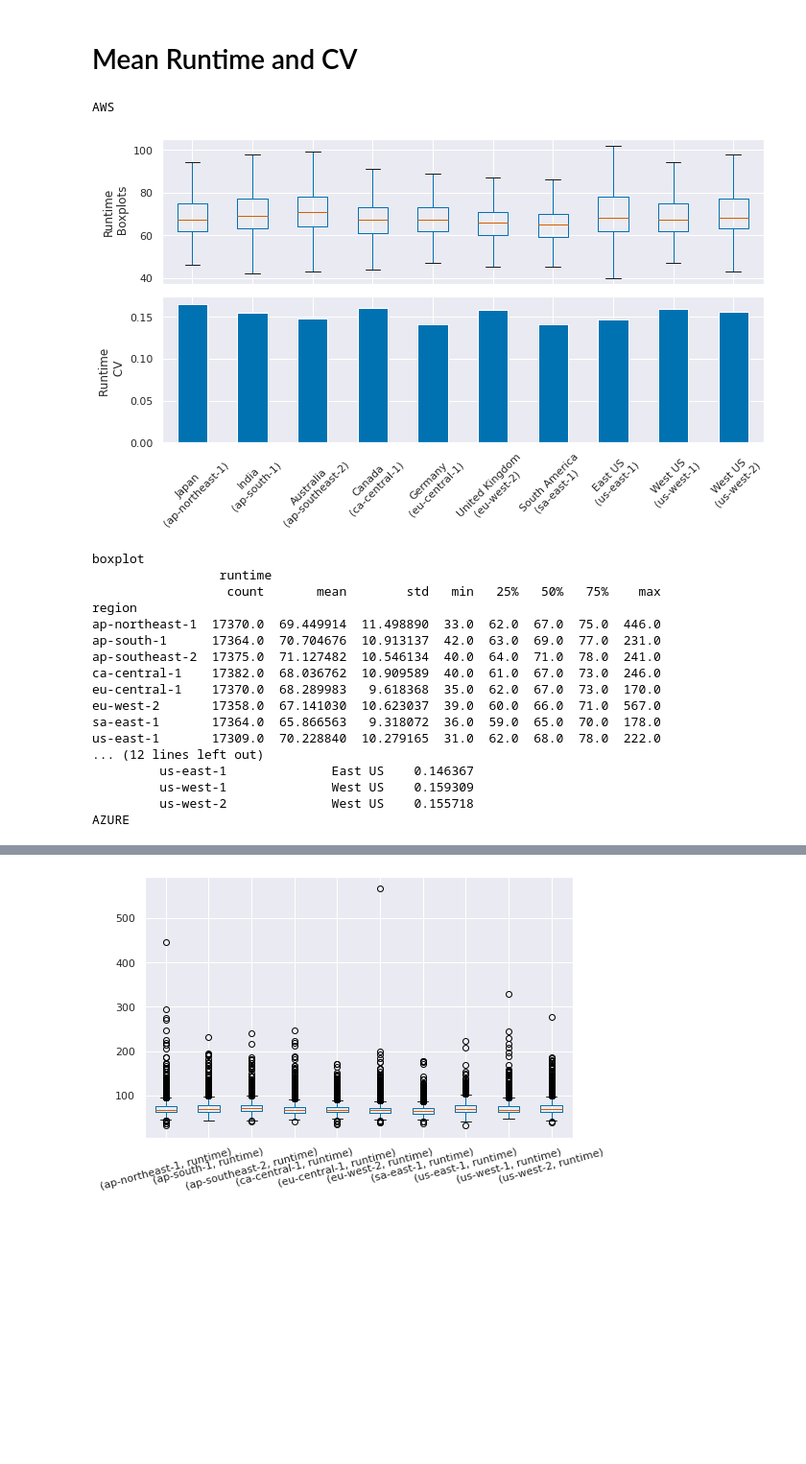
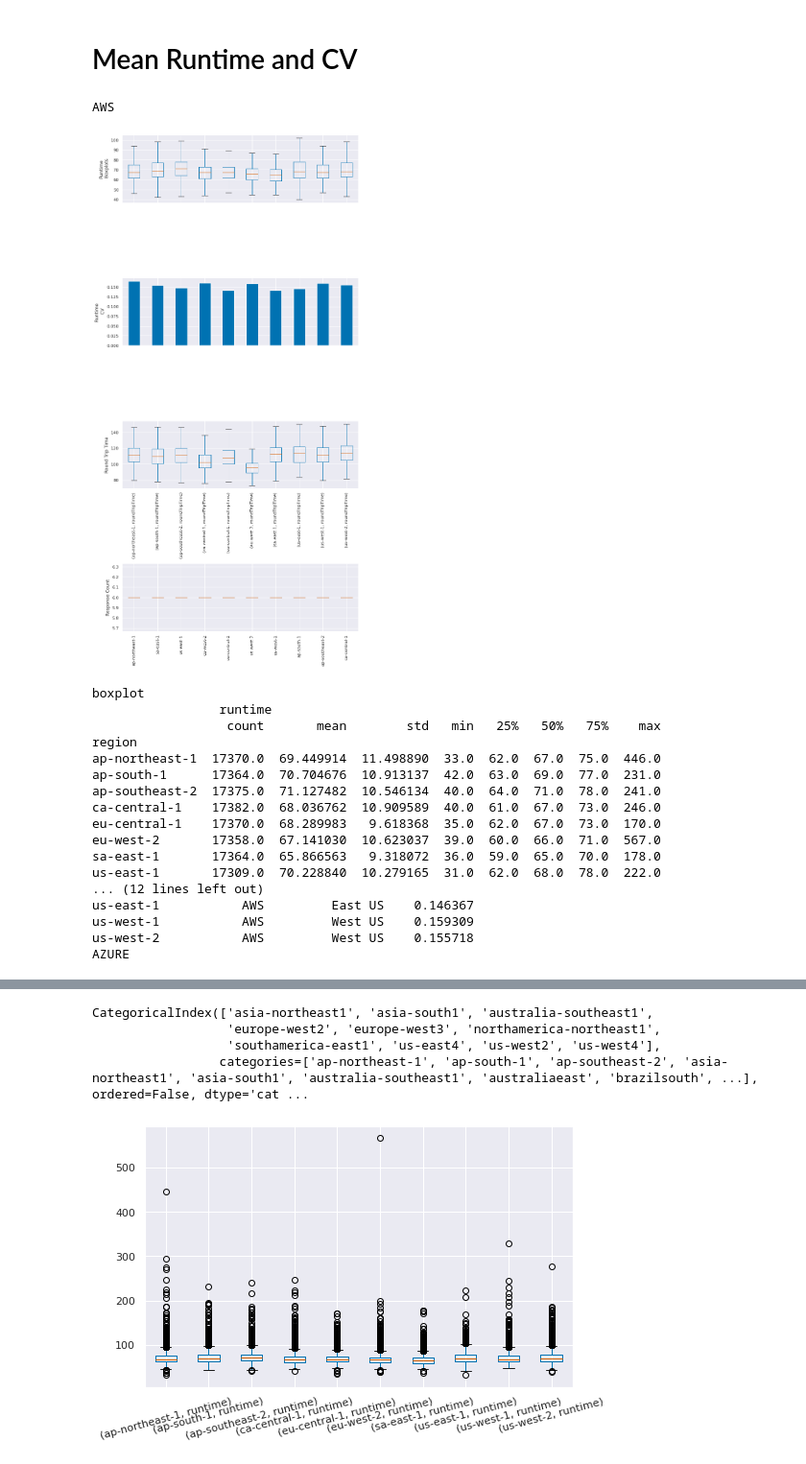
Before and after one commit to l8518/geot-faas, a Jupyter notebook: 020_region_analysis.ipynb, the cells around one changed output, grey strips where cells are left out. Shown at 96% size. Drawn from its saved outputs; the diff is of its cells as text; code cells hidden in the pictures; blank space fills up the shorter version.

Commit message:
Add region analysis wip

```diff
--- a/020_region_analysis.ipynb
+++ b/020_region_analysis.ipynb
@@ -36,43 +36,56 @@ for index, row in provider_region_mg_df.iterrows():
 # Mean Runtime and CV
 # %%
 cov_df = df.groupby( ['measure group', 'provider', 'region'], observed=True)['runtime'].apply(utils.cov).reset_index(name='Runtime CV').set_index(['provider', 'region'])
-cov_df.sort_values(by=['measure group', 'provider', 'region'])
+# cov_df = cov_df.sort_values(by=['measure group', 'provider', 'region'])
+
+# TODO: Fix the issue with plotting.
 
 for provider in cov_df.index.get_level_values('provider').unique():
-    fig, axes = plt.subplots(figsize=(10,6), nrows=2, frameon=False)
+    fig, axes = plt.subplots(figsize=(10,20), nrows=4, frameon=False, sharex=True)
 
     # Runtime
     bxdf = df[['provider', 'region', 'runtime']][df['provider'] == provider].groupby(['region'], observed=True)
-    utils.boxplot(axes[0], bxdf, "Runtime\n Boxplots", lambda x: '')
+    utils.boxplot(axes[0], bxdf, "Runtime\n Boxplots", lambda x: x, 90)
 
     # COV
     cov_provider = cov_df[cov_df.index.isin([provider], level='provider')]
-    cov_provider.plot(kind='bar', ax=axes[1])
+    cov_provider = cov_provider.reset_index().set_index('region')
+    cov_provider.plot(kind='bar', ax=axes[1], sharex=True)
+    axes[1].get_legend().remove()
+    axes[1].set_ylabel('Runtime \n CV')
 
-    # Set Labels for both plots:
-    for tick in axes[1].get_xticklabels():
-        tick.set_rotation(45)
+    # Round Trip Time
+    rtt_df = df[['provider', 'region', 'roundTripTime']][df['provider'] == provider].groupby(['region'], observed=True)
+    utils.boxplot(axes[2], rtt_df, 'Round Trip Time', lambda x: x, 90)
+
+    # resp df
+    resp_df = df[df['provider'] == provider].groupby( ['provider', 'region', 'driver_invocation'], observed=True).size().reset_index(name='counts')
+    df_boxplot = resp_df[['provider', 'region', 'counts']].sort_values(by=['provider']).groupby(['region'], observed=True)
+    ax = utils.boxplot(axes[3], df_boxplot, 'Response Count', utils.tick_get_1st, 90)
+
+    region_name_ax = ax
 
     # Set Region Names
+
     labels = []
-    for tick in axes[1].get_xticklabels():
-        mapping = provider_region_mapping[tick.get_text()]
+    for tick in region_name_ax.get_xticklabels():
+        key = f"({provider}, {tick.get_text()})"
+        mapping = provider_region_mapping[key]
         region = mapping['region']
         measure_group = mapping['measure group']
         labels.append(f"{measure_group}\n({region})")
 
-    axes[1].get_legend().remove()
-    axes[1].set_ylabel('Runtime \n CV')
-    axes[1].set_xticklabels(labels)
-    axes[1].set_xlabel('')
+    # region_name_ax.get_legend().remove()
+    # region_name_ax.set_xticklabels(labels)
+    # region_name_ax.set_xlabel('')
 
     fig.tight_layout()
 
     print(provider)
     utils.plot(f'ra_mean_runtime_{provider}', boxplot=bxdf.describe(), cov=cov_provider)
 # %% [output]
 AWS
-[figure, old version]
+[figure, new version]
 boxplot
                  runtime
                   count       mean        std   min   25%   50%   75%    max
@@ -86,7 +99,7 @@ eu-west-2       17358.0  67.141030  10.623037  39.0  60.0  66.0  71.0  567.0
 sa-east-1       17364.0  65.866563   9.318072  36.0  59.0  65.0  70.0  178.0
 us-east-1       17309.0  70.228840  10.279165  31.0  62.0  68.0  78.0  222.0
 ... (12 lines left out)
-         us-east-1              East US    0.146367
-         us-west-1              West US    0.159309
-         us-west-2              West US    0.155718
+us-east-1           AWS         East US    0.146367
+us-west-1           AWS         West US    0.159309
+us-west-2           AWS         West US    0.155718
 AZURE
@@ -129,3 +142,10 @@ us-east4                 17403.0  485.229845   89.532139  190.0  436.0  473.0
+# %%
+bxdf.count().index
+# %% [output]
+CategoricalIndex(['asia-northeast1', 'asia-south1', 'australia-southeast1',
+                  'europe-west2', 'europe-west3', 'northamerica-northeast1',
+                  'southamerica-east1', 'us-east4', 'us-west2', 'us-west4'],
+                 categories=['ap-northeast-1', 'ap-south-1', 'ap-southeast-2', 'asia-northeast1', 'asia-south1', 'australia-southeast1', 'australiaeast', 'brazilsouth', ...], ordered=False, dtype='cat ...
 # %%
 # Mean Runtime with Outliers
 for provider in cov_df.index.get_level_values('provider').unique():
```
Also changed, not shown: parts of 1 cell of this notebook, 1 other file.
